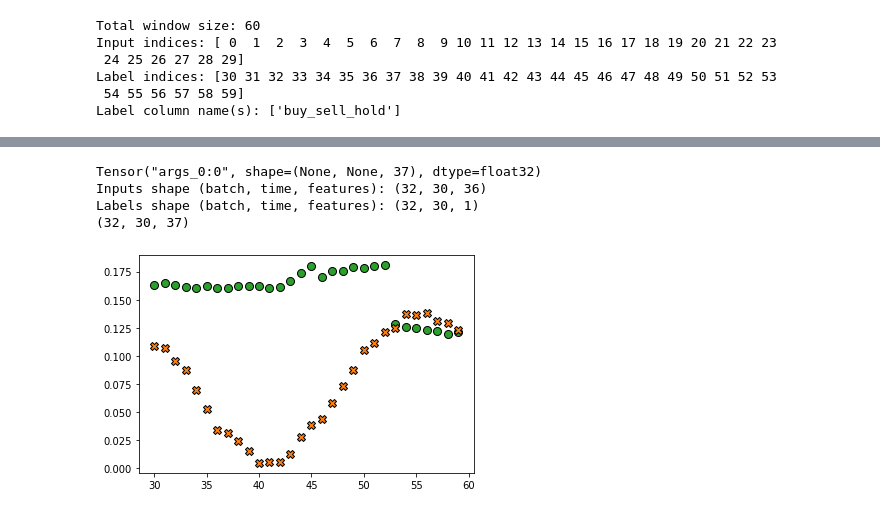
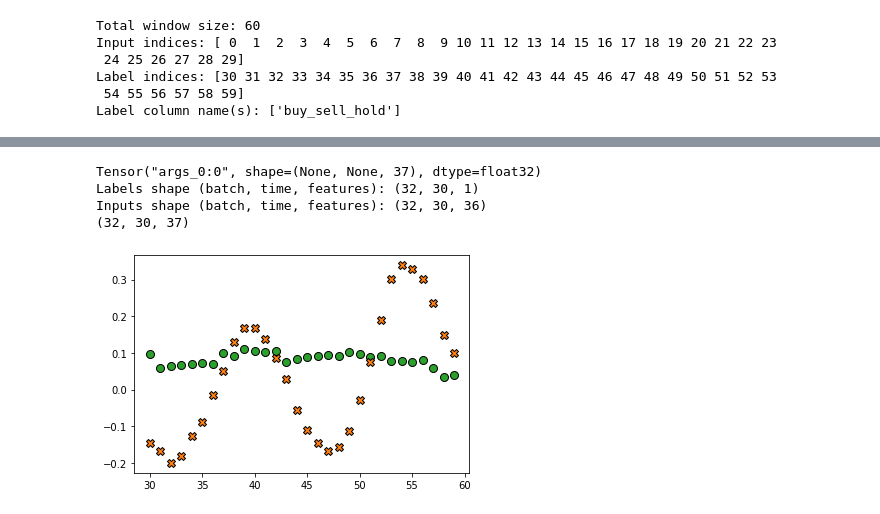
Before and after one commit to mrjaytv/cryptolord, a Jupyter notebook: LstmMain.ipynb, the cells around one changed output, grey strips where cells are left out. Saved outputs shown, nothing was run; the diff lists cells and outputs as text; code cells hidden in the pictures.

```diff
--- a/LstmMain.ipynb
+++ b/LstmMain.ipynb
@@ -487,24 +487,26 @@ Tensor("args_0:0", shape=(None, None, 37), dtype=float32)
 # %%
-n = 1
-plot_col_index = multi_window.column_indices['close']
+def testPlot(n=1, k=1):
+    plot_col_index = multi_window.column_indices['close']
 
-for example_inputs, example_labels in multi_window.test.take(1):
-    print(f'Inputs shape (batch, time, features): {example_inputs.shape}')
-    print(f'Labels shape (batch, time, features): {example_labels.shape}')
-    print(multi_lstm_model(example_inputs).shape)
-    # plt.plot(multi_window.input_indices, example_inputs[n, :, plot_col_index],
-    #          label='Inputs', marker='.', zorder=-10)
-    labels = example_labels[n, :, 0]
-    predictions = multi_lstm_model(example_inputs)[n, :, 36]
+    for example_inputs, example_labels in multi_window.test.take(k):
+        print(f'Labels shape (batch, time, features): {example_labels.shape}')
+        print(f'Inputs shape (batch, time, features): {example_inputs.shape}')
+        print(multi_lstm_model(example_inputs).shape)
+        # plt.plot(multi_window.input_indices, example_inputs[n, :, plot_col_index],
+        #          label='Inputs', marker='.', zorder=-10)
+        labels = example_labels[n, :, 0]
+        predictions = multi_lstm_model(example_inputs)[n, :, 36]
 
-    plt.scatter(multi_window.label_indices, labels,
-                edgecolors='k', label='Labels', c='#2ca02c', s=64)
-    plt.scatter(multi_window.label_indices, predictions,
-                marker='X', edgecolors='k', label='Predictions',
-                c='#ff7f0e', s=64)
+        plt.scatter(multi_window.label_indices, labels,
+                    edgecolors='k', label='Labels', c='#2ca02c', s=64)
+        plt.scatter(multi_window.label_indices, predictions,
+                    marker='X', edgecolors='k', label='Predictions',
+                    c='#ff7f0e', s=64)
-# %% [output]
-Tensor("args_0:0", shape=(None, None, 37), dtype=float32)
-Inputs shape (batch, time, features): (32, 30, 36)
-Labels shape (batch, time, features): (32, 30, 1)
-(32, 30, 37)
-[figure, removed]
+# %%
+testPlot(2, 1)
+# %% [output]
+Tensor("args_0:0", shape=(None, None, 37), dtype=float32)
+Labels shape (batch, time, features): (32, 30, 1)
+Inputs shape (batch, time, features): (32, 30, 36)
+(32, 30, 37)
+[figure, added]
```
Also changed, not shown: parts of 10 cells of this notebook, 3 other files.
